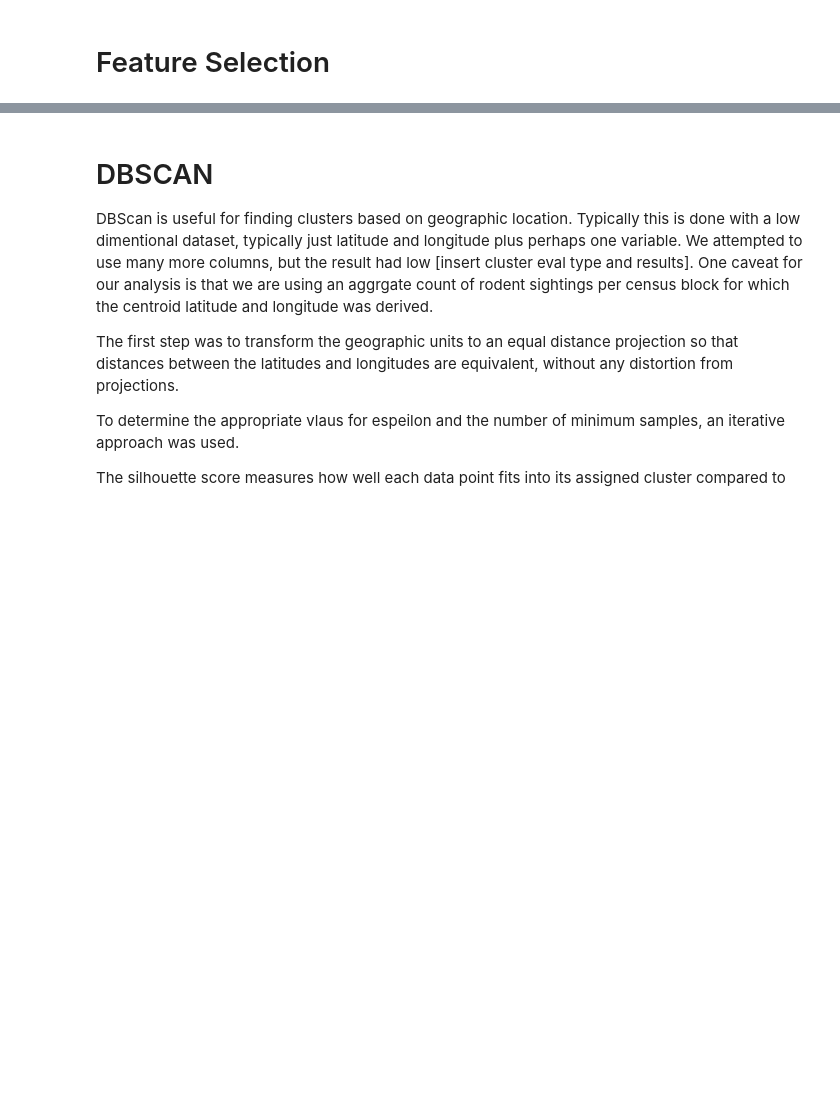
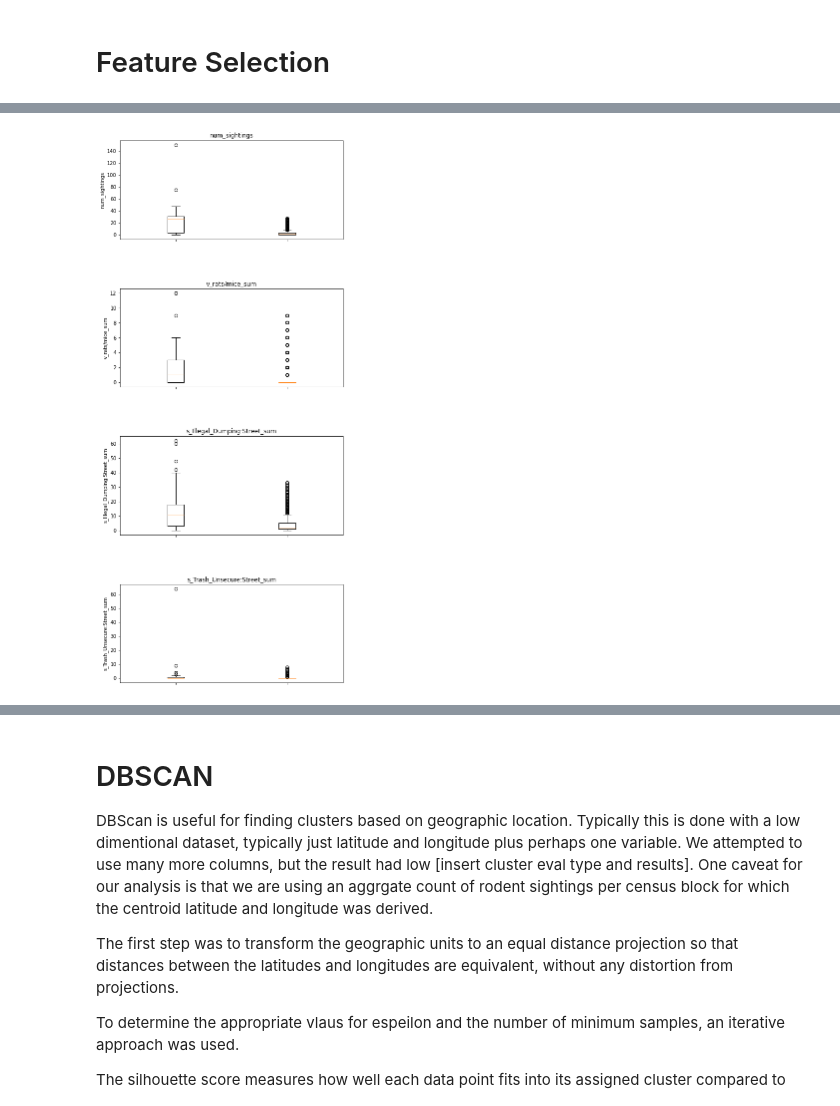
Before and after one commit to Subarashiihibi/nyc_rodent, a Jupyter notebook: Scripts/9-Cluster-Analysis.ipynb, the cells around one changed output, grey strips where cells are left out. Cells and saved outputs as stored; diff of their text form; code cells hidden in the pictures; blank space fills up the shorter version.

```diff
--- a/Scripts/9-Cluster-Analysis.ipynb
+++ b/Scripts/9-Cluster-Analysis.ipynb
@@ -183,0 +224,19 @@ plt.show()
+# %%
+# Fit a k-means model
+kmeans = KMeans(n_clusters=9, random_state=123).fit(df_new)
+
+# Calculate the distance of each point to its nearest cluster center
+distances = kmeans.transform(df_new)
+min_distances = np.min(distances, axis=1)
+
+# Set a threshold for the minimum distance
+threshold = np.percentile(min_distances, 99)
+
+# Identify anomalies as points with minimum distance above the threshold
+anomalies = df_new[min_distances > threshold]
+
+df_2019['kmeans_dist'] = min_distances
+df_2019['is_kmeans_anomaly'] = df_2019.apply(lambda x: True if x['kmeans_dist'] > threshold else False, axis=1)
+
+# Print the number of anomalies
+print("Number of anomalies:", len(anomalies))
@@ -183,0 +278,24 @@ plt.show()
+# %%
+# Set up subplots for each variable
+fig, axs = plt.subplots(nrows=len(cols_simple), figsize=(8, 5*len(cols_simple)))
+plt.subplots_adjust(hspace=0.5)
+
+# Loop over variables and create box and whisker plot for each
+for i, col in enumerate(cols_simple):
+    # Create a list of dataframes for each cluster
+    group_dfs = []
+    group = [True, False]
+    for group in group:
+        group_df = rodents_2019_gdf[rodents_2019_gdf['is_kmeans_anomaly'] == group]
+        group_dfs.append(group_df)
+
+    # Plot box and whisker for each cluster
+    axs[i].boxplot([df[col] for df in group_dfs])
+    cluster_labels = ['Cluster {}'.format(str(i)) for i in range(group)]
+    axs[i].set_xticklabels(cluster_labels)
+    axs[i].set_title(col)
+    axs[i].set_ylabel(col)
+
+plt.show()
+# %% [output]
+[figure, added]
```
Also changed, not shown: parts of 54 cells of this notebook, 6 other files.
